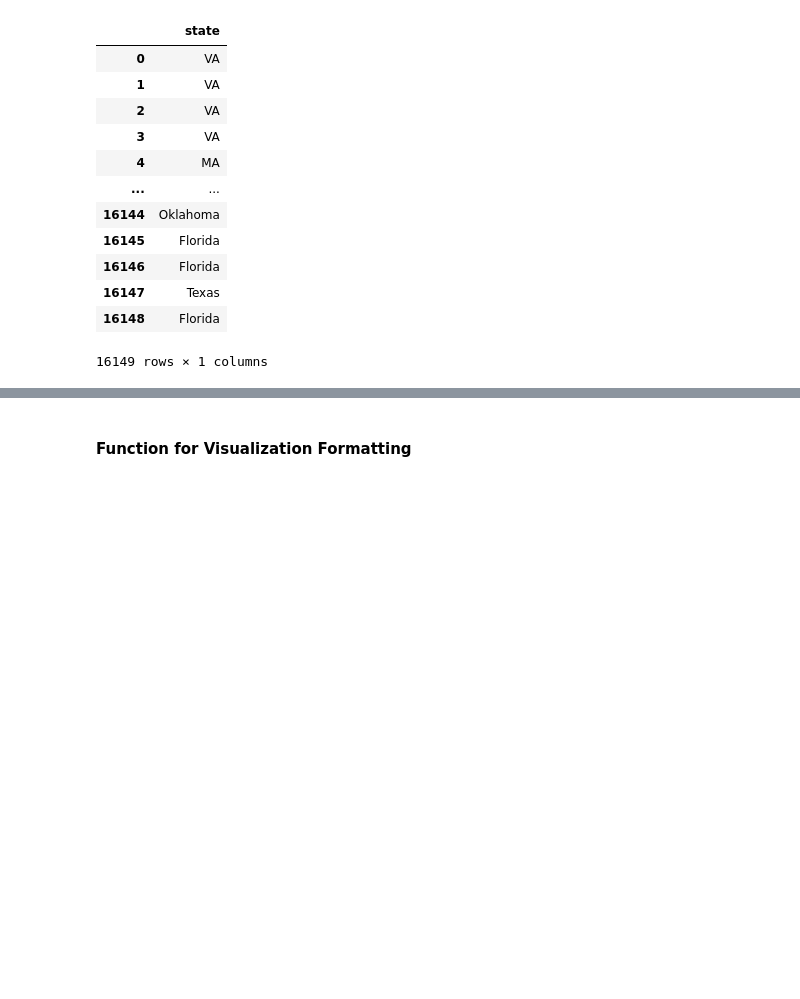
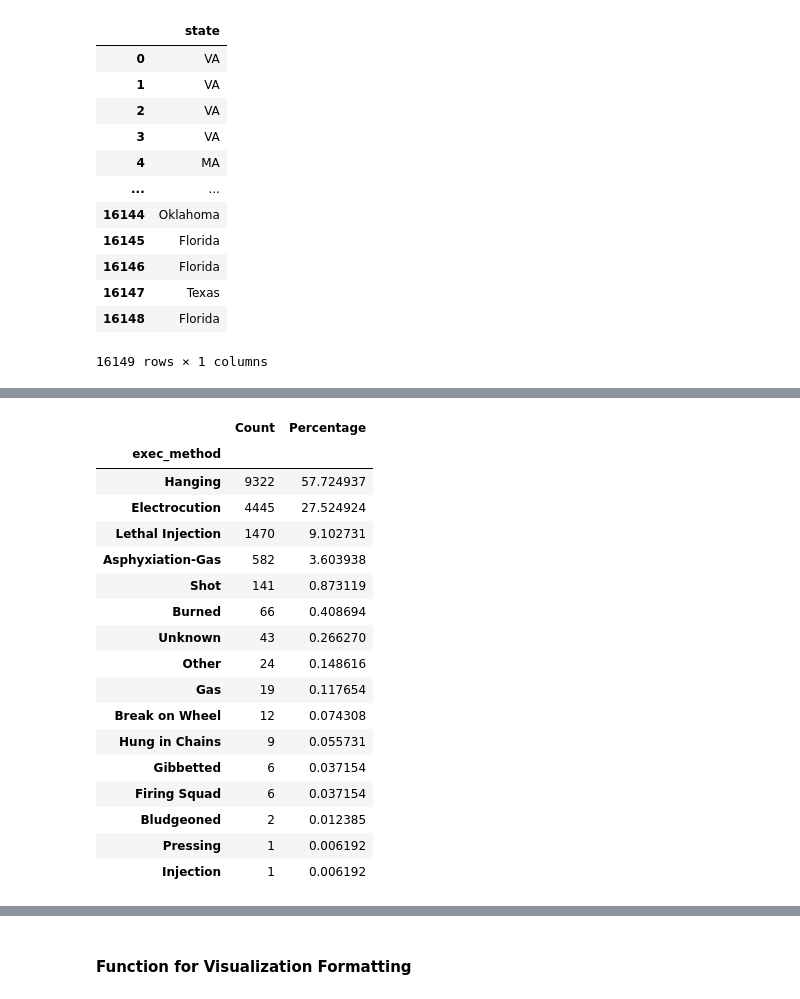
Before and after one commit to max-reevage/us-execution-trends-exploration, a Jupyter notebook: notebooks/combined_execution_data.ipynb, the cells around one changed output, grey strips where cells are left out. Drawn from its saved outputs; the diff is of its cells as text; code cells hidden in the pictures; blank space fills up the shorter version.

```diff
--- a/notebooks/combined_execution_data.ipynb
+++ b/notebooks/combined_execution_data.ipynb
@@ -425,0 +455,21 @@ result1
+# %%
+category_analysis(all_data, 'exec_method')
+# %% [output]
+|  | Count | Percentage |
+| exec_method |  |  |
+| Hanging | 9322 | 57.724937 |
+| Electrocution | 4445 | 27.524924 |
+| Lethal Injection | 1470 | 9.102731 |
+| Asphyxiation-Gas | 582 | 3.603938 |
+| Shot | 141 | 0.873119 |
+| Burned | 66 | 0.408694 |
+| Unknown | 43 | 0.266270 |
+| Other | 24 | 0.148616 |
+| Gas | 19 | 0.117654 |
+| Break on Wheel | 12 | 0.074308 |
+| Hung in Chains | 9 | 0.055731 |
+| Gibbetted | 6 | 0.037154 |
+| Firing Squad | 6 | 0.037154 |
+| Bludgeoned | 2 | 0.012385 |
+| Pressing | 1 | 0.006192 |
+| Injection | 1 | 0.006192 |
```
Also changed, not shown: parts of 12 cells of this notebook, 1 other file.
